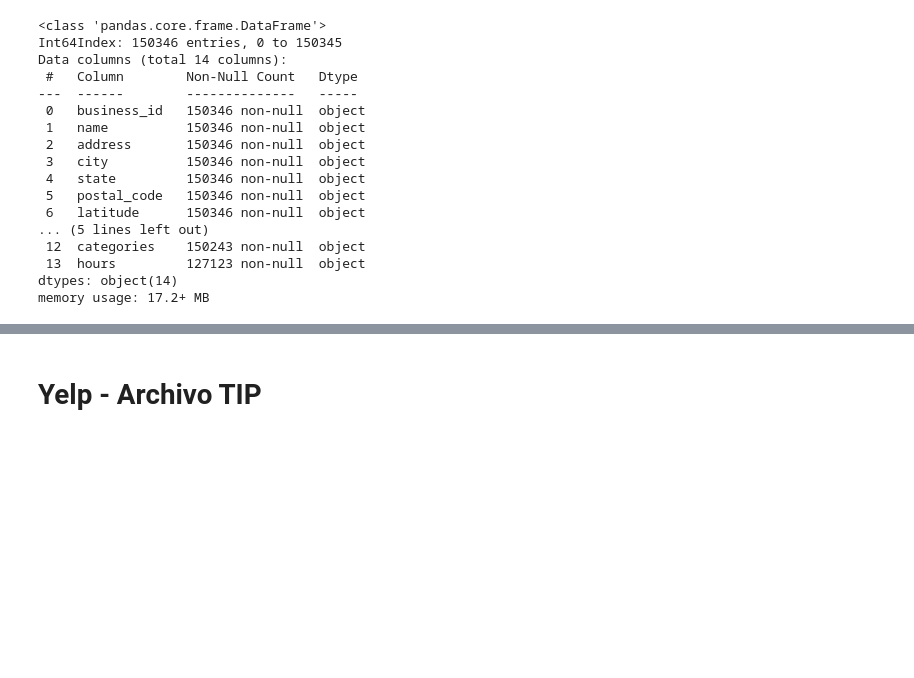
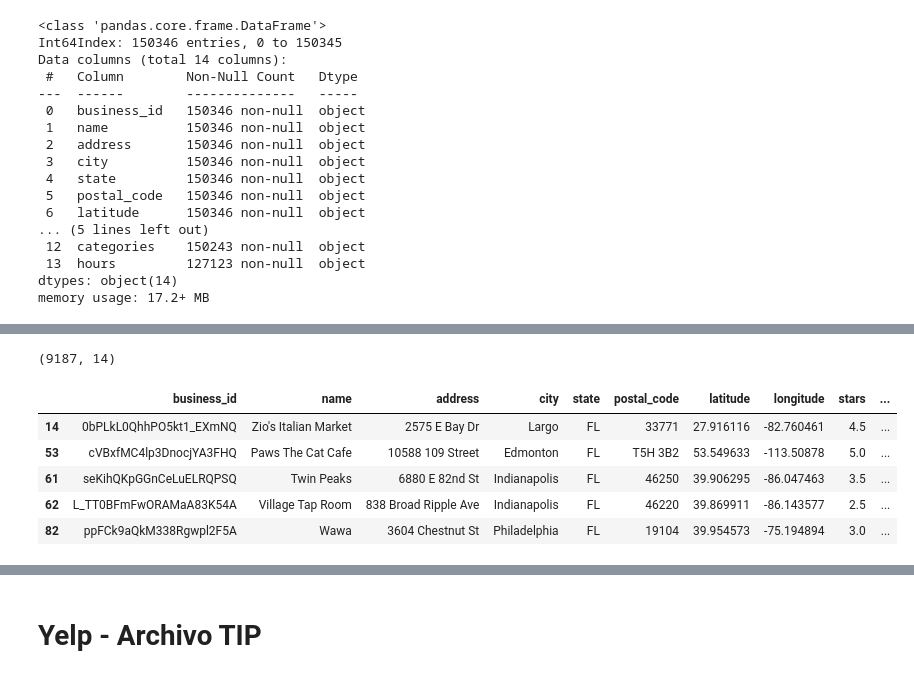
Before and after one commit to Constanzafl/Proyecto_Final, a Jupyter notebook: Sprint 2/EDA/EDAyelp.ipynb, the cells around one changed output, grey strips where cells are left out. Saved outputs shown, nothing was run; the diff lists cells and outputs as text; code cells hidden in the pictures; blank space fills up the shorter version.

```diff
--- a/Sprint 2/EDA/EDAyelp.ipynb
+++ b/Sprint 2/EDA/EDAyelp.ipynb
@@ -429,4 +415,5 @@ dtypes: object(14)
 memory usage: 17.2+ MB
 # %%
 df_businesses_florida = df_businesses[df_businesses["state"]=="FL"]
-df_businesses_florida
+filtro = df_businesses_florida['categories'].astype(str).str.contains('restaurant', case=False, na=False)
+df_filtrado = df_businesses_florida[filtro]
@@ -446,0 +420,13 @@ df_businesses_florida
+# %%
+df_filtrado.shape
+# %% [output]
+(9187, 14)
+# %%
+df_filtrado.head()
+# %% [output]
+|  | business_id | name | address | city | state | postal_code | latitude | longitude | stars | ... |
+| 14 | 0bPLkL0QhhPO5kt1_EXmNQ | Zio's Italian Market | 2575 E Bay Dr | Largo | FL | 33771 | 27.916116 | -82.760461 | 4.5 | ... |
+| 53 | cVBxfMC4lp3DnocjYA3FHQ | Paws The Cat Cafe | 10588 109 Street | Edmonton | FL | T5H 3B2 | 53.549633 | -113.50878 | 5.0 | ... |
+| 61 | seKihQKpGGnCeLuELRQPSQ | Twin Peaks | 6880 E 82nd St | Indianapolis | FL | 46250 | 39.906295 | -86.047463 | 3.5 | ... |
+| 62 | L_TT0BFmFwORAMaA83K54A | Village Tap Room | 838 Broad Ripple Ave | Indianapolis | FL | 46220 | 39.869911 | -86.143577 | 2.5 | ... |
+| 82 | ppFCk9aQkM338Rgwpl2F5A | Wawa | 3604 Chestnut St | Philadelphia | FL | 19104 | 39.954573 | -75.194894 | 3.0 | ... |
```
Also changed, not shown: parts of 15 cells of this notebook.
